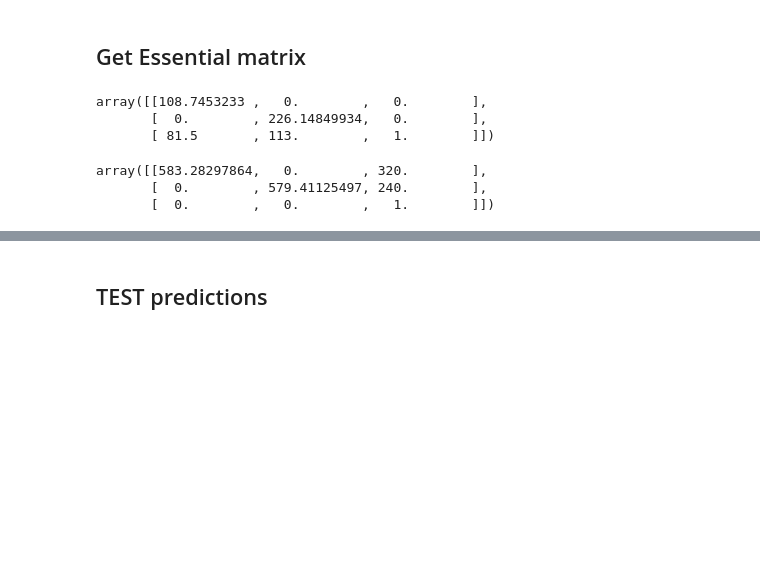
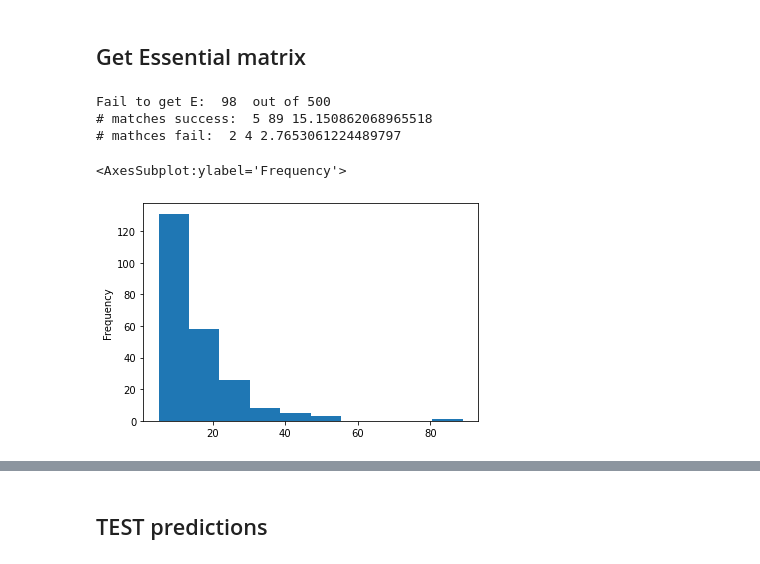
Before and after one commit to anankeman/CV-fineLocation, a Jupyter notebook: FE_NN_SIFT.ipynb, the cells around one changed output, grey strips where cells are left out. Drawn from its saved outputs; the diff is of its cells as text; code cells hidden in the pictures; blank space fills up the shorter version.

Commit message:
experimentation with ESSENTIAL MATRIX and feature extraction

```diff
--- a/FE_NN_SIFT.ipynb
+++ b/FE_NN_SIFT.ipynb
@@ -272 +219,4 @@ array([[98, 78],
+# %%
+
+k_best_matches = match(kpts_target, descriptors_target, kpts_cand, descriptors_cand, neighbors)
 # %%
@@ -277,10 +232,12 @@ exmp
 ## Get Essential matrix
 # %%
 def camera_matrix(horizontal, vertical, img):
-    x = img.shape[0] / 2
-    y = img.shape[1] / 2
+    x = img.shape[1] / 2
+    y = img.shape[0] / 2
     f_x = (x / np.tan(horizontal * (np.pi/180)/2))
     f_y = (y / np.tan(vertical * (np.pi/180)/2))
     return np.array([[f_x,0,x],
                      [0,f_y,y],
                      [0, 0, 1]])
+
+K = camera_matrix(73.7, 53.1, data[0])
@@ -291,14 +244,32 @@ K = camera_matrix(73.7, 53.1, data[0])
-# %%
-E = K.t*F*K
-# %%
-K.T
-# %% [output]
-array([[108.7453233 ,   0.        ,   0.        ],
-       [  0.        , 226.14849934,   0.        ],
-       [ 81.5       , 113.        ,   1.        ]])
-# %%
-camera_matrix(57.5, 45, np.zeros((640,480)))
-# %% [output]
-array([[583.28297864,   0.        , 320.        ],
-       [  0.        , 579.41125497, 240.        ],
-       [  0.        ,   0.        ,   1.        ]])
+# %%
+# Evaluate matches
+cnt = 0
+lenghtF = []
+lenghtNone = []
+for match in k_best_matches:
+    if len(match) > 0:
+        i = match[0]
+        if i[1] > 1:
+            ptL = i[2]['pts']
+            ptR = i[3]['pts']
+            E, mask = cv2.findEssentialMat(ptL, ptR, cameraMatrix = K,
+                                   method=cv2.RANSAC, prob=0.999, threshold=3.0 / K[0,0])
+            #F, mask = cv2.findEssentialMat(ptL,ptR,cv2.FM_RANSAC)
+            if E is None:
+                cnt += 1
+                lenghtNone.append(i[1])
+            else:
+                lenghtF.append(i[1])
+# %%
+print('Fail to get E: ',cnt, ' out of 500')
+print('# matches success: ', min(lenghtF), max(lenghtF), np.mean(lenghtF))
+print('# mathces fail: ', min(lenghtNone), max(lenghtNone), np.mean(lenghtNone))
+# %% [output]
+Fail to get E:  98  out of 500
+# matches success:  5 89 15.150862068965518
+# mathces fail:  2 4 2.7653061224489797
+# %%
+pd.Series(lenghtF).plot(kind = 'hist')
+# %% [output]
+<AxesSubplot:ylabel='Frequency'>
+[figure, added]
```
Also changed, not shown: parts of 55 cells of this notebook, 1 other file.
